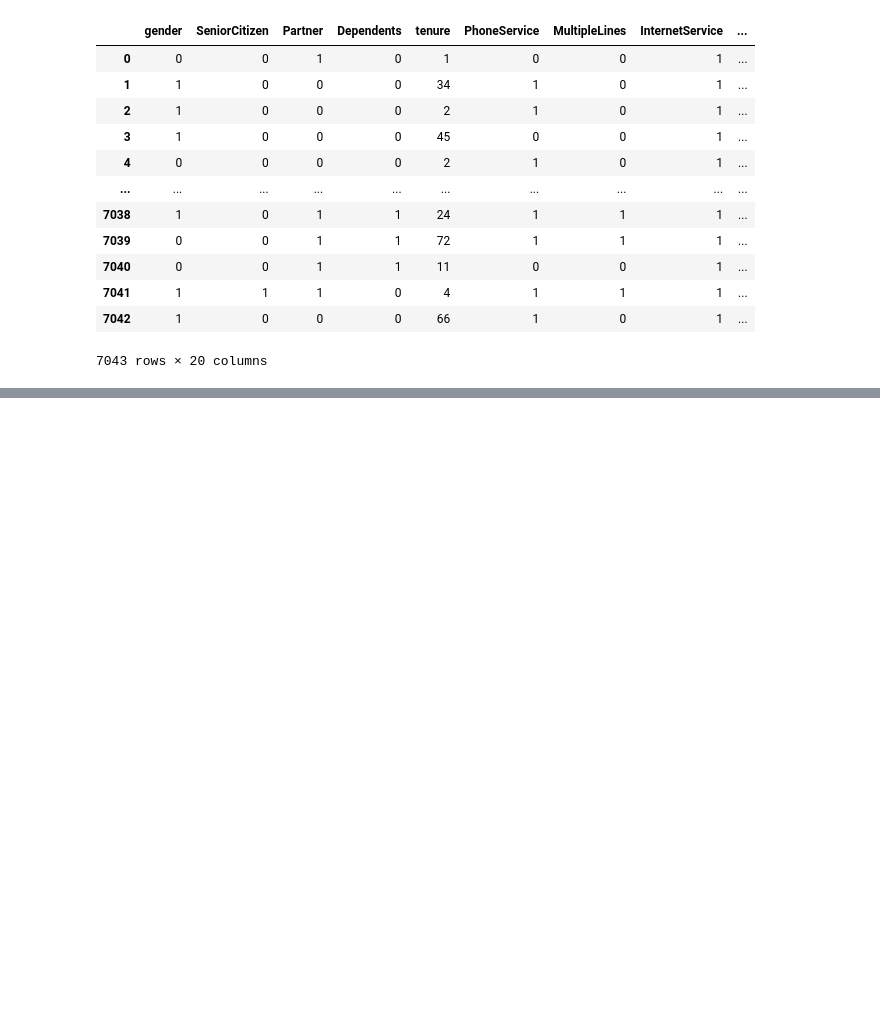
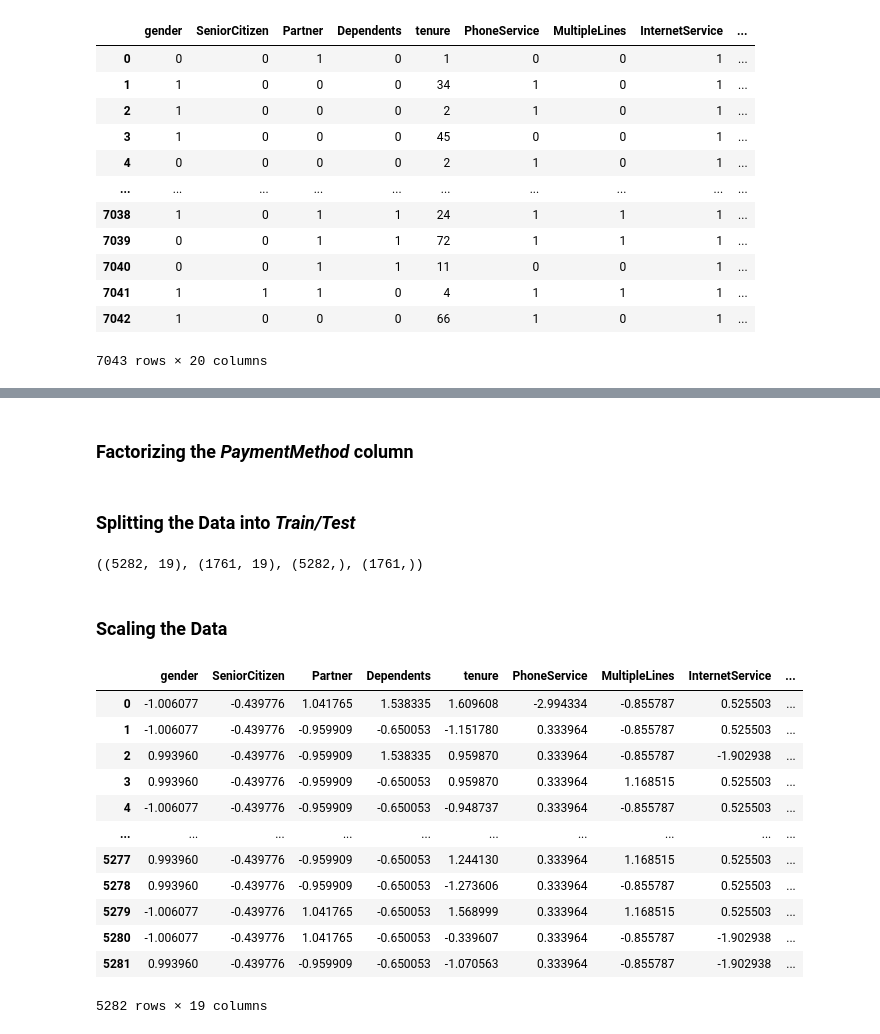
Before and after one commit to sanjitva/Amazon-Reviews-Analysis, a Jupyter notebook: full_code.ipynb, the cells around one changed output, grey strips where cells are left out. Cells and saved outputs as stored; diff of their text form; code cells hidden in the pictures; blank space fills up the shorter version.

```diff
--- a/full_code.ipynb
+++ b/full_code.ipynb
@@ -850,0 +915,2 @@ df
+# %% [markdown]
+### Factorizing the ***PaymentMethod*** column
@@ -851,7 +920,37 @@ df
+# %% [markdown]
+### Splitting the Data into ***Train/Test***
 # %%
-#X = df.drop('Churn',axis=1)
-#y = df['Churn']
+X = df.drop('Churn', axis = 1)
+y = df['Churn']
 
-#X_train, X_test, y_train, y_test = train_test_split(X,y,random_state=42,stratify=y)
+X_train, X_test, y_train, y_test = train_test_split(X, y, random_state = 42, stratify = y)
 
-#X_train.shape, X_test.shape, y_train.shape, y_test.shape
+X_train.shape, X_test.shape, y_train.shape, y_test.shape
+# %% [output]
+((5282, 19), (1761, 19), (5282,), (1761,))
+# %% [markdown]
+### Scaling the Data
+# %%
+#Scaling the Train and Test Data
+ss = StandardScaler()
+
+X_train_scaled = ss.fit_transform(X_train)
+X_test_scaled = ss.transform(X_test)
+
+# Making the scaled data into a DataFrame to easily display the scaled data
+X_train_scaled_df = pd.DataFrame(X_train_scaled, columns = X_train.columns)
+X_train_scaled_df
+# %% [output]
+|  | gender | SeniorCitizen | Partner | Dependents | tenure | PhoneService | MultipleLines | InternetService | ... |
+| 0 | -1.006077 | -0.439776 | 1.041765 | 1.538335 | 1.609608 | -2.994334 | -0.855787 | 0.525503 | ... |
+| 1 | -1.006077 | -0.439776 | -0.959909 | -0.650053 | -1.151780 | 0.333964 | -0.855787 | 0.525503 | ... |
+| 2 | 0.993960 | -0.439776 | -0.959909 | 1.538335 | 0.959870 | 0.333964 | -0.855787 | -1.902938 | ... |
+| 3 | 0.993960 | -0.439776 | -0.959909 | -0.650053 | 0.959870 | 0.333964 | 1.168515 | 0.525503 | ... |
+| 4 | -1.006077 | -0.439776 | -0.959909 | -0.650053 | -0.948737 | 0.333964 | -0.855787 | 0.525503 | ... |
+| ... | ... | ... | ... | ... | ... | ... | ... | ... | ... |
+| 5277 | 0.993960 | -0.439776 | -0.959909 | -0.650053 | 1.244130 | 0.333964 | 1.168515 | 0.525503 | ... |
+| 5278 | 0.993960 | -0.439776 | -0.959909 | -0.650053 | -1.273606 | 0.333964 | -0.855787 | 0.525503 | ... |
+| 5279 | -1.006077 | -0.439776 | 1.041765 | -0.650053 | 1.568999 | 0.333964 | 1.168515 | 0.525503 | ... |
+| 5280 | -1.006077 | -0.439776 | 1.041765 | -0.650053 | -0.339607 | 0.333964 | -0.855787 | -1.902938 | ... |
+| 5281 | 0.993960 | -0.439776 | -0.959909 | -0.650053 | -1.070563 | 0.333964 | -0.855787 | -1.902938 | ... |
+5282 rows × 19 columns
```
Also changed, not shown: parts of 26 cells of this notebook.
